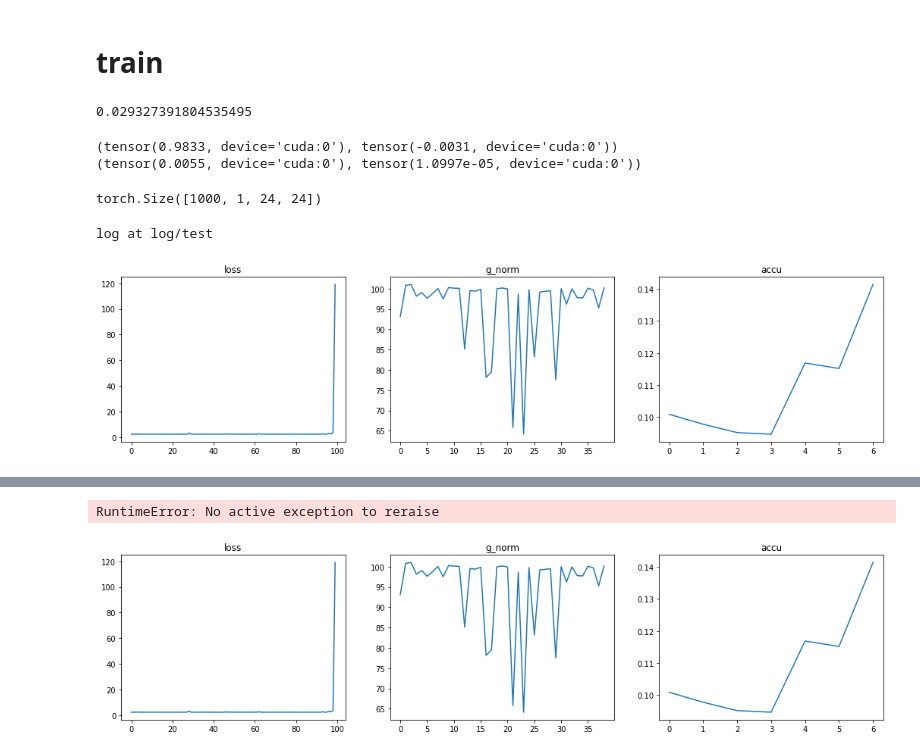
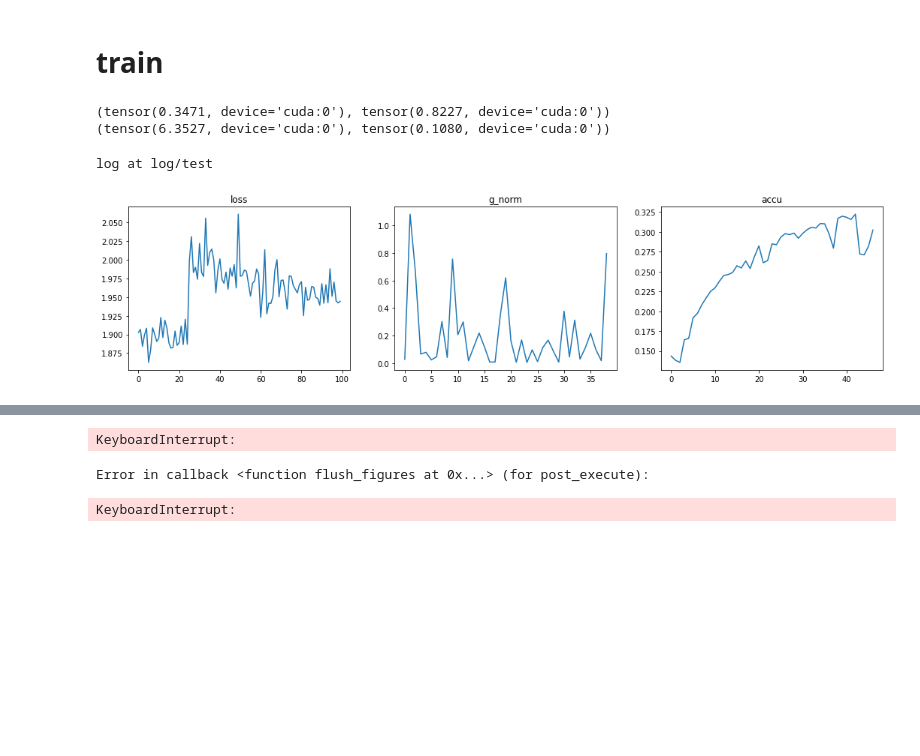
Before and after one commit to veya2ztn/TNproject, a Jupyter notebook: Model and Train.ipynb, the cells around one changed output, grey strips where cells are left out. Drawn from its saved outputs; the diff is of its cells as text; code cells hidden in the pictures; blank space fills up the shorter version.

Commit message:
new initialized arbitary partition

```diff
--- a/Model and Train.ipynb
+++ b/Model and Train.ipynb
@@ -591,7 +591,10 @@ import opt_einsum as oe
 # %%
 class PEPS_einsum_arbitrary_partition_optim(TN_Base):
     def __init__(self,out_features=10,in_physics_bond = 2, virtual_bond_dim="models/arbitary_shape/arbitary_shape_1.json",
-                       bias=True,label_position='center',init_std=1e-10,contraction_mode = 'recursion',seted_variation=10):
+                       bias=True,label_position='center',contraction_mode = 'recursion',
+                 init_std=1e-10,
+                 seted_variation=10,
+                 solved_std=None):
         super().__init__()
         if isinstance(virtual_bond_dim,str):
             arbitary_shape_state_dict = torch.load(virtual_bond_dim)
@@ -604,13 +607,14 @@ class PEPS_einsum_arbitrary_partition_optim(TN_Base):
         info_per_line  = arbitary_shape_state_dict['line']
         info_per_point = arbitary_shape_state_dict['element']
 
-        num_of_tensor   = len(info_per_group)
-        list_of_virt_dim= [t['D'] for t in info_per_line.values()]
-        list_of_phys_dim= [len(t['element']) for t in info_per_group.values()]
-        divider         = np.prod([np.power(t,1/num_of_tensor) for t in list_of_phys_dim+list_of_virt_dim])
-        solved_var      = np.power(seted_variation,1/num_of_tensor)/divider
-        solved_std      = np.sqrt(solved_var)
-        print(solved_std)
+        if solved_std is None:
+            num_of_tensor   = len(info_per_group)
+            list_of_virt_dim= [t['D'] for t in info_per_line.values()]
+            list_of_phys_dim= [len(t['element']) for t in info_per_group.values()]
+            divider         = np.prod([np.power(t,1/num_of_tensor) for t in list_of_phys_dim+list_of_virt_dim])
+            solved_var      = np.power(seted_variation,1/num_of_tensor)/divider
+            solved_std      = np.sqrt(solved_var)
+
 
         center_group    = 0
         damgling_num    = len(info_per_group)
@@ -645,7 +649,6 @@ class PEPS_einsum_arbitrary_partition_optim(TN_Base):
             sublist_list.append(sublist)
         operands+= [[...,*outlist]]
         path,info = oe.contract_path(*operands,optimize='random-greedy-128')
-
         self.path         = path
         self.sublist_list = sublist_list
         self.outlist      = outlist
@@ -666,7 +669,7 @@ class PEPS_einsum_arbitrary_partition_optim(TN_Base):
             #bias_mat    = torch.normal(0,solved_std,(P,*shape))
             #bias_mat[control_mat.nonzero(as_tuple=True)]=0
             #unit_list.append(control_mat+bias_mat)
-            #unit_list.append(rdetemp((P,*shape),1 if i==center_group else None))
+            #unit_list.append(self.rde2D((P,*shape),init_std,offset=1))
             unit_list.append(torch.normal(mean=0,std=solved_std,size=(P,*shape)))
         assert len(unit_list)==len(sublist_list)
 
@@ -2819,18 +2822,13 @@ from models.extend_model import Patch2NetworkInput
 
 #                      nn.Linear(16,10)
 #                      )
-model = PEPS_einsum_arbitrary_partition_optim(virtual_bond_dim="models/arbitary_shape/arbitary_shape_2.json",init_std=1e-2,seted_variation=0.001)
-
-
-
+model = PEPS_einsum_arbitrary_partition_optim(virtual_bond_dim="models/arbitary_shape/arbitary_shape_2.json",init_std=1e-2,solved_std=0.04)
 #model  = AMPSShare(n=28*28, bond_dim=10, phys_dim=2)
 device = 'cuda'
 model = model.to(device)
-# %% [output]
-0.029327391804535495
 # %%
 def preprocess_images(image):
-    return (image)
+    return (1-image)
 # %%
 infiniter = DataSimfetcher(train_loader, device=device)
 # %%
@@ -2846,14 +2844,10 @@ with torch.no_grad():
     #logits     = model(binary).reshape(bs*w*h,2)
     #print(model(binary).squeeze().norm())
 # %% [output]
-(tensor(0.9833, device='cuda:0'), tensor(-0.0031, device='cuda:0'))
-(tensor(0.0055, device='cuda:0'), tensor(1.0997e-05, device='cuda:0'))
+(tensor(0.3471, device='cuda:0'), tensor(0.8227, device='cuda:0'))
+(tensor(6.3527, device='cuda:0'), tensor(0.1080, device='cuda:0'))
-# %%
-image.shape
-# %% [output]
-torch.Size([1000, 1, 24, 24])
 # %%
-optimizer = torch.optim.SGD(model.parameters(), lr=0.01)
+optimizer = torch.optim.Adam(model.parameters(), lr=0.0001)
 # %%
 logsys            = LoggingSystem(True,"log/test")
 metric_list       = ['loss','g_norm','accu']
@@ -2879,7 +2873,7 @@ for epoch in master_bar:
         logits     = model(binary).squeeze()
         loss       = torch.nn.CrossEntropyLoss()(logits,label)
         loss.backward()
-        #nn.utils.clip_grad_norm_(model.parameters(), 10)
+        nn.utils.clip_grad_norm_(model.parameters(), 100)
         if torch.isnan(loss):raise
         #nn.utils.clip_grad_norm_(p, max_norm=1)
         optimizer.step()
@@ -2894,32 +2888,32 @@ for epoch in master_bar:
 #             master_bar.update_graph_multiply([[losses[-100:],g_norm,accues[-100:]
 #                                                #stdes[-100:],meanes[-100:]
 #                                               ]])
         loss = loss.item()
         master_bar.lwrite('Epoch: %.3i \t Loss: %.4f \t Accu: %.4f \t Time: %.2f s' %(epoch, loss, accu,time.time() - start_time),end='\r')
         #master_bar.lwrite('Epoch: %.3i \t Loss: %.4f \t Std: %.4f Mean: %.4f \t Time: %.2f s' %(epoch, loss, std,mean,time.time() - start_time),end='\r')
 
     model.eval()
     prefetcher = DataSimfetcher(test_loader, device=device)
     inter_b    = logsys.create_progress_bar(len(test_loader))
     labels     = []
     logits     = []
     with torch.no_grad():
         while inter_b.update_step():
             image,label= prefetcher.next()
             binary     = preprocess_images(image)
             logit      = model(binary).squeeze()
             loss       = torch.nn.CrossEntropyLoss()(logit ,label)
             labels.append(label)
             logits.append(logit)
     labels  = torch.cat(labels)
     logits  = torch.cat(logits)
     pred_labels  = torch.argmax(logits,-1)
     accu =  torch.sum(pred_labels == labels)/len(labels)
 
     accues.append(accu)
     master_bar.update_graph_multiply([[losses[-100:],g_norm,accues[-100:]]])
     accu = accu.item()
     master_bar.lwrite('Epoch: %.3i \t Loss: %.4f \t Accu: %.4f \t Time: %.2f s' %(epoch, loss, accu,time.time() - start_time),end='\r')
 # %% [output]
-[figure, old version]
+[figure, new version]
 [interactive output not drawn]
@@ -2927,5 +2921,6 @@ Epoch: 003       Loss: nan       Accu: 0.1414    Time: 8.60 s.65 s
-RuntimeError: No active exception to reraise
+KeyboardInterrupt:
-[figure, removed]
+Error in callback <function flush_figures at 0x...> (for post_execute):
+KeyboardInterrupt:
 # %%
 def sample(self, bs, random_start=False):
     """
```
Also changed, not shown: parts of 4 cells of this notebook, 2 other files.
